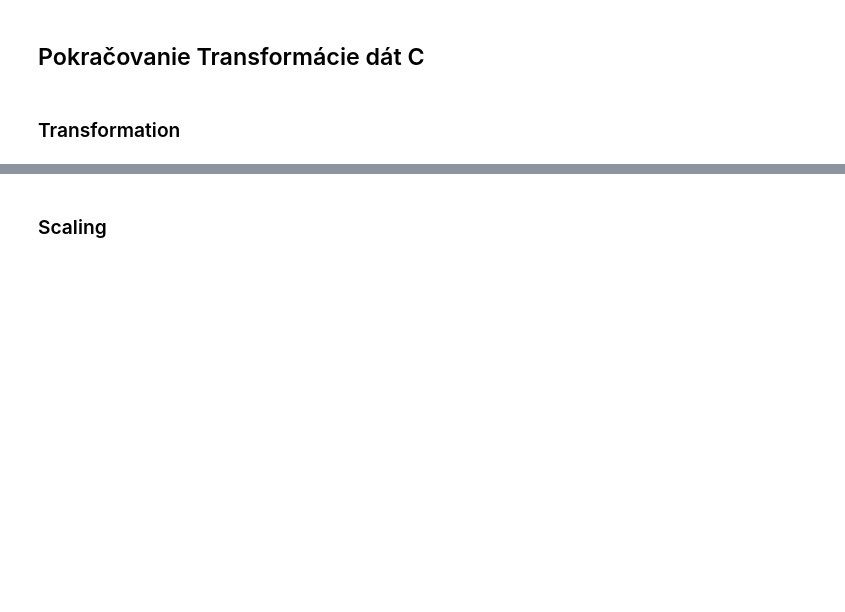
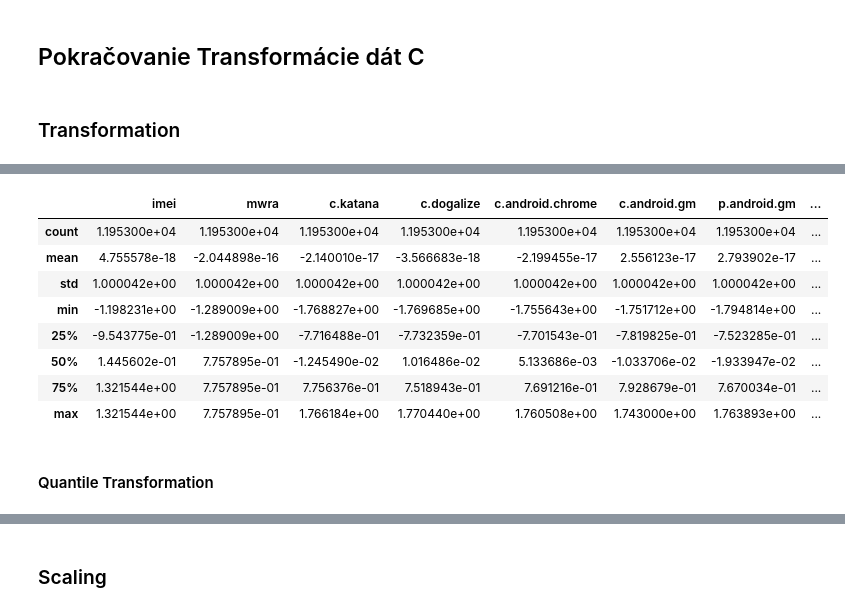
Before and after one commit to xtancos/IAU_project, a Jupyter notebook: ML.ipynb, the cells around one changed output, grey strips where cells are left out. Cells and saved outputs as stored; diff of their text form; code cells hidden in the pictures; blank space fills up the shorter version.

Commit message:
Scaling and Transformation finished high hopes :>

```diff
--- a/ML.ipynb
+++ b/ML.ipynb
@@ -215,0 +218,8 @@ Duplicates: 0
+# %%
+from sklearn.preprocessing import PowerTransformer
+
+power_transformer = PowerTransformer(method='yeo-johnson')  # Use 'box-cox' if your data is strictly positive
+train_df_power_transformed = power_transformer.fit_transform(train_df)
+
+# Convert transformed data back to DataFrame
+train_df_power_transformed_df = pd.DataFrame(train_df_power_transformed, columns=train_df.columns)
@@ -215,0 +235,14 @@ Duplicates: 0
+# %%
+train_df_power_transformed_df.describe()
+# %% [output]
+|  | imei | mwra | c.katana | c.dogalize | c.android.chrome | c.android.gm | p.android.gm | ... |
+| count | 1.195300e+04 | 1.195300e+04 | 1.195300e+04 | 1.195300e+04 | 1.195300e+04 | 1.195300e+04 | 1.195300e+04 | ... |
+| mean | 4.755578e-18 | -2.044898e-16 | -2.140010e-17 | -3.566683e-18 | -2.199455e-17 | 2.556123e-17 | 2.793902e-17 | ... |
+| std | 1.000042e+00 | 1.000042e+00 | 1.000042e+00 | 1.000042e+00 | 1.000042e+00 | 1.000042e+00 | 1.000042e+00 | ... |
+| min | -1.198231e+00 | -1.289009e+00 | -1.768827e+00 | -1.769685e+00 | -1.755643e+00 | -1.751712e+00 | -1.794814e+00 | ... |
+| 25% | -9.543775e-01 | -1.289009e+00 | -7.716488e-01 | -7.732359e-01 | -7.701543e-01 | -7.819825e-01 | -7.523285e-01 | ... |
+| 50% | 1.445602e-01 | 7.757895e-01 | -1.245490e-02 | 1.016486e-02 | 5.133686e-03 | -1.033706e-02 | -1.933947e-02 | ... |
+| 75% | 1.321544e+00 | 7.757895e-01 | 7.756376e-01 | 7.518943e-01 | 7.691216e-01 | 7.928679e-01 | 7.670034e-01 | ... |
+| max | 1.321544e+00 | 7.757895e-01 | 1.766184e+00 | 1.770440e+00 | 1.760508e+00 | 1.743000e+00 | 1.763893e+00 | ... |
+# %% [markdown]
+#### Quantile Transformation
```
Also changed, not shown: parts of 9 cells of this notebook.
